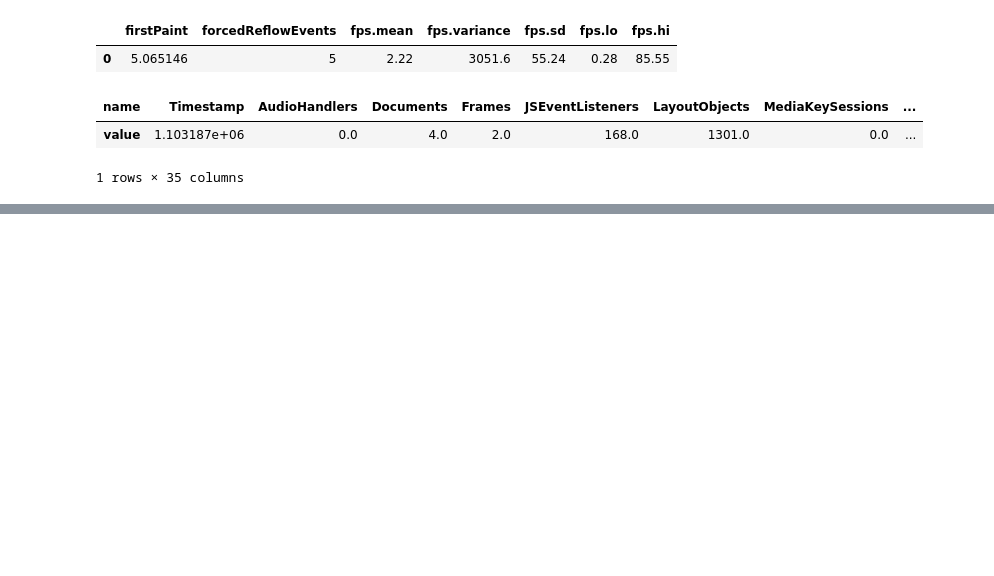
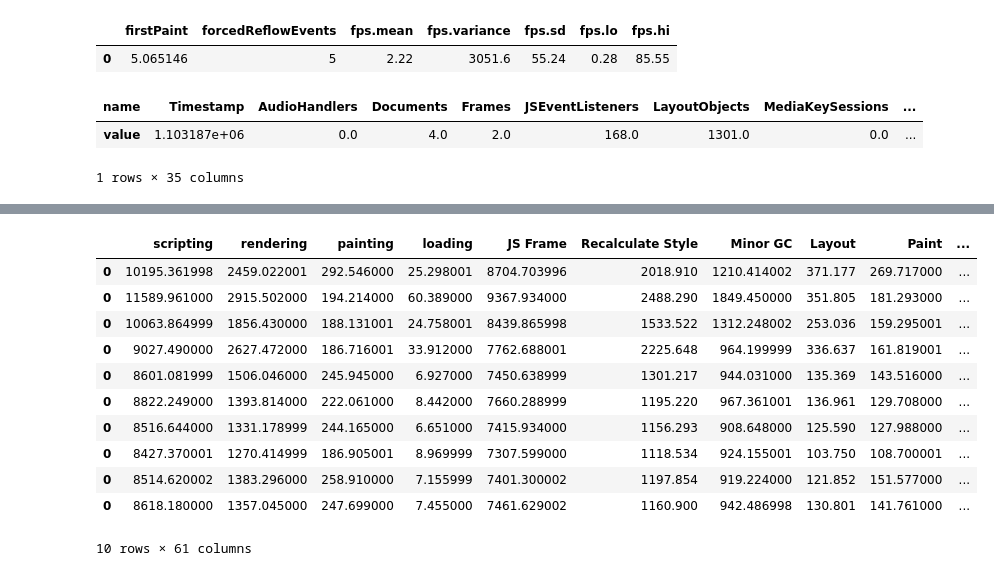
Before and after one commit to mehrotrasan16/performance-benchmarking-with-puppeteer, a Jupyter notebook: tracelyzer-to-csv.ipynb, the cells around one changed output, grey strips where cells are left out. Cells and saved outputs as stored; diff of their text form; code cells hidden in the pictures; blank space fills up the shorter version.

```diff
--- a/tracelyzer-to-csv.ipynb
+++ b/tracelyzer-to-csv.ipynb
@@ -205,0 +219,4 @@ nycphil.T.head(3)
+# %%
+for col in nycphil1:
+    nycphil[col] = nycphil1[col]
+nycphil
@@ -205,0 +226,4 @@ nycphil.T.head(3)
+# %%
+for col in nycphil2:
+    nycphil[col] = nycphil2[col]
+nycphil
@@ -205,0 +234,5 @@ nycphil.T.head(3)
+# %%
+for col in nycphil3:
+#     print(nycphil3[col])
+    nycphil[col] = nycphil3.iloc[0][col]
+nycphil
@@ -205,0 +253,3 @@ nycphil.T.head(3)
+# %%
+trace_files = glob.glob('./tracelyzer//*.json')
+trace_files
@@ -205,0 +267,42 @@ nycphil.T.head(3)
+# %%
+mydf = pd.DataFrame()
+#load json object
+for trace_file in trace_files:
+    with open(trace_file) as f:
+        d = json.load(f)
+
+        #lets put the data into a pandas df
+        #clicking on raw_nyc_phil.json under "Input Files"
+        #tells us parent node is 'programs'
+        nycphil = json_normalize(d['profiling']['categories'])
+        print(nycphil.head(3))
+
+        nycphil1 = json_normalize(d['profiling']['events'])
+        print(nycphil1.head(3))
+
+        nycphil2 = json_normalize(d['rendering'])
+        print(nycphil2.head(3))
+
+        nycphil3 = json_normalize(data=d['metrics'], meta=['name','value'])#json_normalize(d['metrics'])
+        nycphil3 = nycphil3.set_index('name')
+        # nycphil3 = nycphil3.rename(columns={"value": "0"})
+        nycphil3 = nycphil3.T
+        print(nycphil3.head(3))
+
+        print(nycphil.shape, nycphil1.shape, nycphil2.shape, nycphil3.shape)
+
+        for col in nycphil1:
+            nycphil[col] = nycphil1[col]
+
+        for col in nycphil2:
+            nycphil[col] = nycphil2[col]
+
+        for col in nycphil3:
+        #     print(nycphil3[col])
+            nycphil[col] = nycphil3.iloc[0][col]
+
+        print(nycphil.shape)
+    mydf = nycphil if not mydf.count().any() else mydf.append(nycphil)
+
+mydf
+# %% [output]
@@ -205,0 +326,12 @@ nycphil.T.head(3)
+|  | scripting | rendering | painting | loading | JS Frame | Recalculate Style | Minor GC | Layout | Paint | ... |
+| 0 | 10195.361998 | 2459.022001 | 292.546000 | 25.298001 | 8704.703996 | 2018.910 | 1210.414002 | 371.177 | 269.717000 | ... |
+| 0 | 11589.961000 | 2915.502000 | 194.214000 | 60.389000 | 9367.934000 | 2488.290 | 1849.450000 | 351.805 | 181.293000 | ... |
+| 0 | 10063.864999 | 1856.430000 | 188.131001 | 24.758001 | 8439.865998 | 1533.522 | 1312.248002 | 253.036 | 159.295001 | ... |
+| 0 | 9027.490000 | 2627.472000 | 186.716001 | 33.912000 | 7762.688001 | 2225.648 | 964.199999 | 336.637 | 161.819001 | ... |
+| 0 | 8601.081999 | 1506.046000 | 245.945000 | 6.927000 | 7450.638999 | 1301.217 | 944.031000 | 135.369 | 143.516000 | ... |
+| 0 | 8822.249000 | 1393.814000 | 222.061000 | 8.442000 | 7660.288999 | 1195.220 | 967.361001 | 136.961 | 129.708000 | ... |
+| 0 | 8516.644000 | 1331.178999 | 244.165000 | 6.651000 | 7415.934000 | 1156.293 | 908.648000 | 125.590 | 127.988000 | ... |
+| 0 | 8427.370001 | 1270.414999 | 186.905001 | 8.969999 | 7307.599000 | 1118.534 | 924.155001 | 103.750 | 108.700001 | ... |
+| 0 | 8514.620002 | 1383.296000 | 258.910000 | 7.155999 | 7401.300002 | 1197.854 | 919.224000 | 121.852 | 151.577000 | ... |
+| 0 | 8618.180000 | 1357.045000 | 247.699000 | 7.455000 | 7461.629002 | 1160.900 | 942.486998 | 130.801 | 141.761000 | ... |
+10 rows × 61 columns
```
Also changed, not shown: parts of 23 cells of this notebook, 3 other files.
